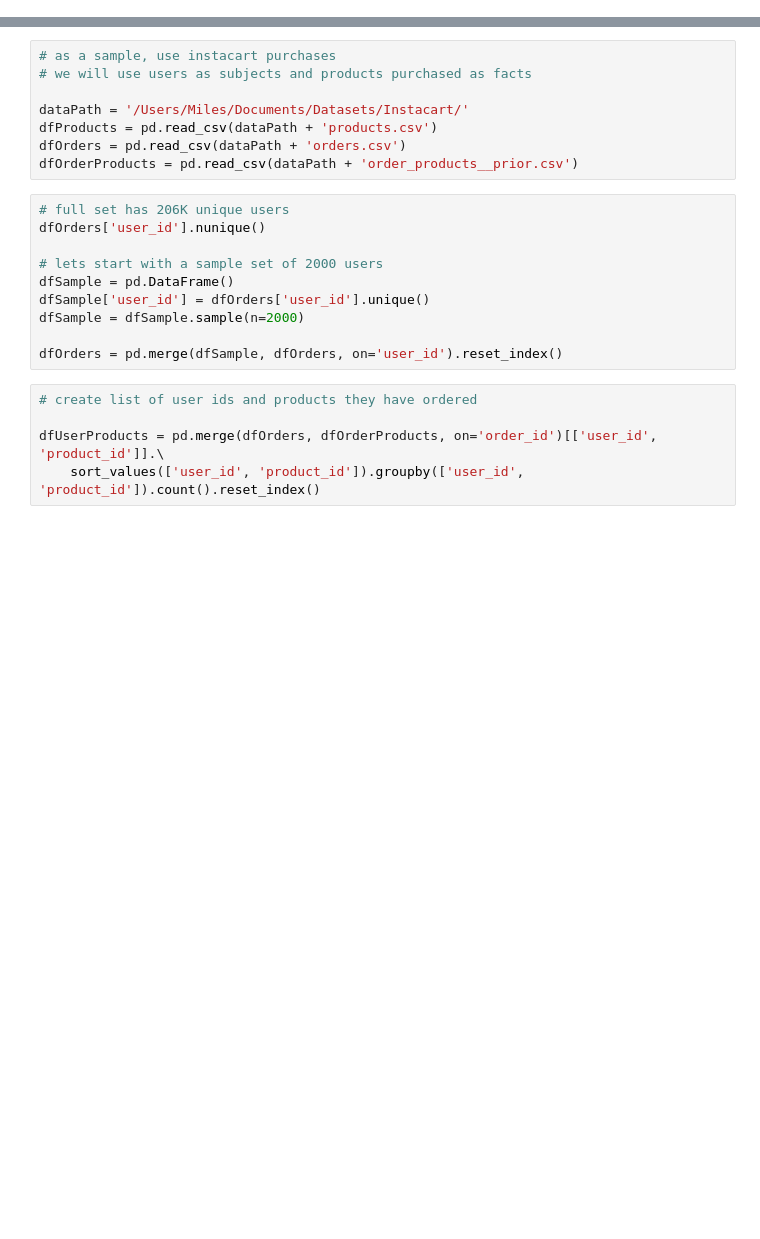
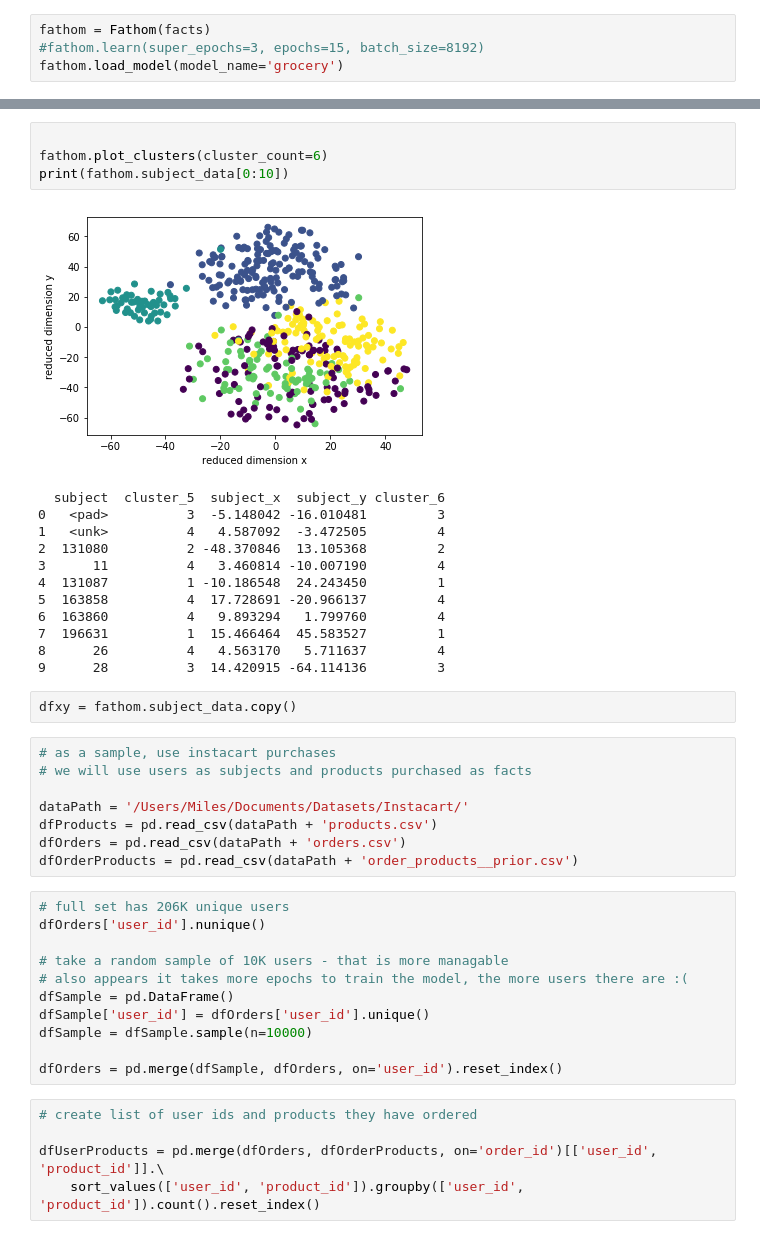
Before and after one commit to icanseeformiles/fathom, a Jupyter notebook: Fathom POC.ipynb, the cells around one changed output, grey strips where cells are left out. Cells and saved outputs as stored; diff of their text form; blank space fills up the shorter version.

```diff
--- a/Fathom POC.ipynb
+++ b/Fathom POC.ipynb
@@ -80,0 +312,4 @@ class FactSet:
+# %%
+fathom = Fathom(facts)
+#fathom.learn(super_epochs=3, epochs=15, batch_size=8192)
+fathom.load_model(model_name='grocery')
@@ -81,3 +341,22 @@ class FactSet:
+# %%
+
+fathom.plot_clusters(cluster_count=6)
+print(fathom.subject_data[0:10])
+# %% [output]
+[figure, added]
+  subject  cluster_5  subject_x  subject_y cluster_6
+0   <pad>          3  -5.148042 -16.010481         3
+1   <unk>          4   4.587092  -3.472505         4
+2  131080          2 -48.370846  13.105368         2
+3      11          4   3.460814 -10.007190         4
+4  131087          1 -10.186548  24.243450         1
+5  163858          4  17.728691 -20.966137         4
+6  163860          4   9.893294   1.799760         4
+7  196631          1  15.466464  45.583527         1
+8      26          4   4.563170   5.711637         4
+9      28          3  14.420915 -64.114136         3
+# %%
+dfxy = fathom.subject_data.copy()
 # %%
 # as a sample, use instacart purchases
 # we will use users as subjects and products purchased as facts
@@ -90,10 +369,11 @@ dfOrderProducts = pd.read_csv(dataPath + 'order_products__prior.csv')
 # full set has 206K unique users
 dfOrders['user_id'].nunique()
 
-# lets start with a sample set of 2000 users
+# take a random sample of 10K users - that is more managable
+# also appears it takes more epochs to train the model, the more users there are :(
 dfSample = pd.DataFrame()
 dfSample['user_id'] = dfOrders['user_id'].unique()
-dfSample = dfSample.sample(n=2000)
+dfSample = dfSample.sample(n=10000)
 
 dfOrders = pd.merge(dfSample, dfOrders, on='user_id').reset_index()
 # %%
```
Also changed, not shown: parts of 23 cells of this notebook.
